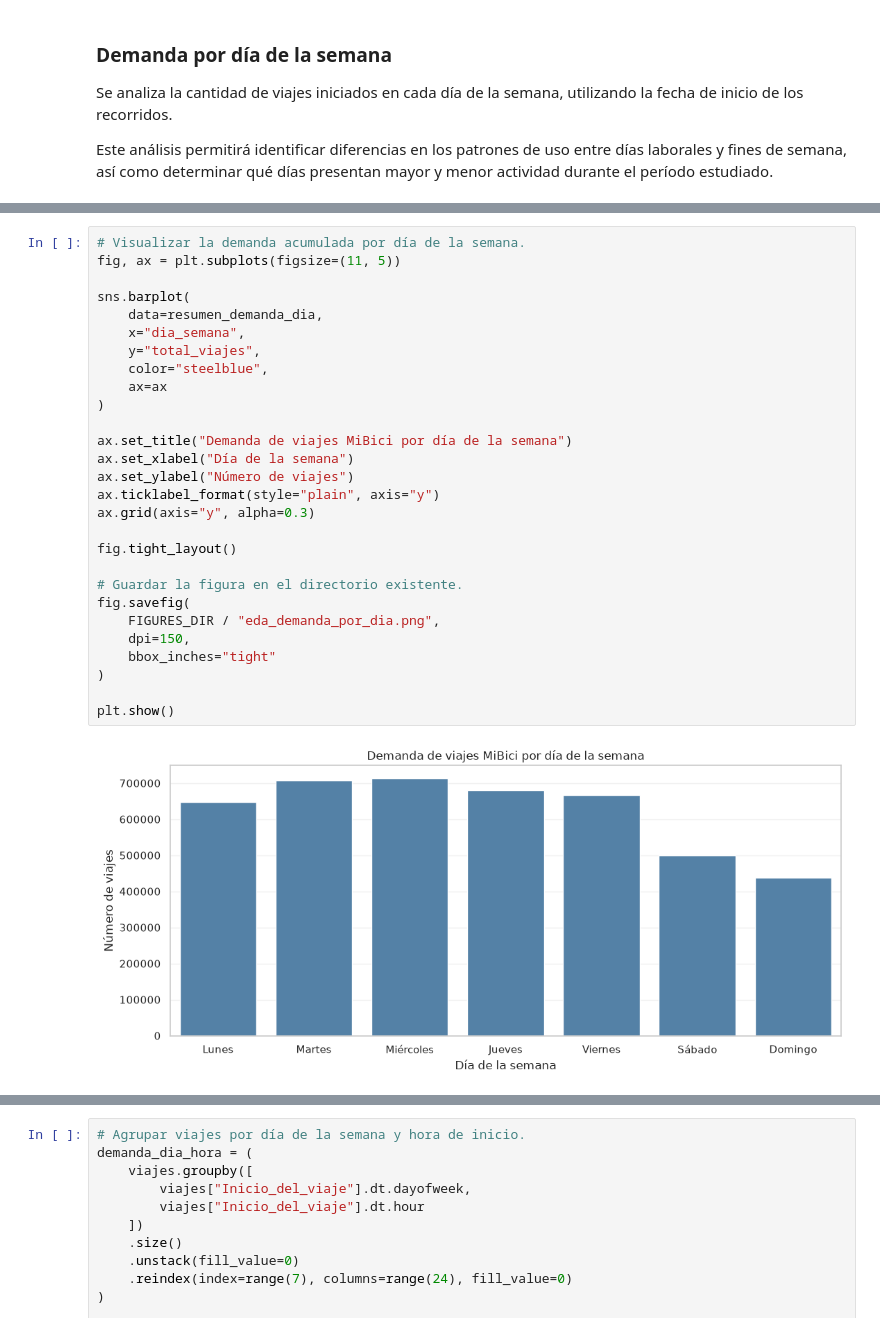
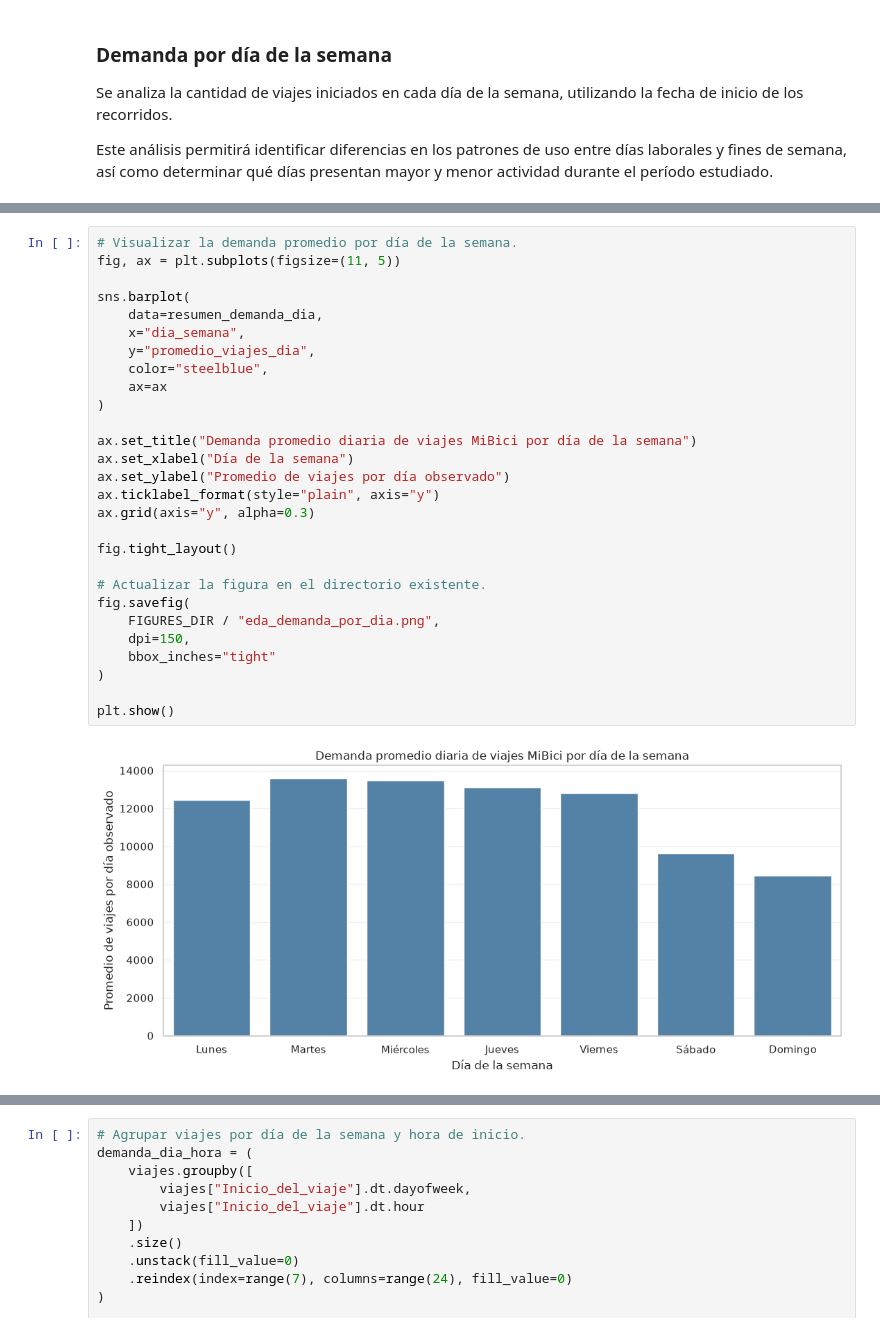
Before and after one commit to LUISG47/mibici-demand, a Jupyter notebook: notebooks/1.0-dac-eda.ipynb, the cells around one changed output, grey strips where cells are left out. Saved outputs shown, nothing was run; the diff lists cells and outputs as text.

```diff
--- a/notebooks/1.0-dac-eda.ipynb
+++ b/notebooks/1.0-dac-eda.ipynb
@@ -345,33 +376,33 @@ Viajes en el día de menor demanda: 438,768
 # %%
-# Visualizar la demanda acumulada por día de la semana.
+# Visualizar la demanda promedio por día de la semana.
 fig, ax = plt.subplots(figsize=(11, 5))
 
 sns.barplot(
     data=resumen_demanda_dia,
     x="dia_semana",
-    y="total_viajes",
+    y="promedio_viajes_dia",
     color="steelblue",
     ax=ax
 )
 
-ax.set_title("Demanda de viajes MiBici por día de la semana")
+ax.set_title("Demanda promedio diaria de viajes MiBici por día de la semana")
 ax.set_xlabel("Día de la semana")
-ax.set_ylabel("Número de viajes")
+ax.set_ylabel("Promedio de viajes por día observado")
 ax.ticklabel_format(style="plain", axis="y")
 ax.grid(axis="y", alpha=0.3)
 
 fig.tight_layout()
 
-# Guardar la figura en el directorio existente.
+# Actualizar la figura en el directorio existente.
 fig.savefig(
     FIGURES_DIR / "eda_demanda_por_dia.png",
     dpi=150,
     bbox_inches="tight"
 )
 
 plt.show()
 # %% [output]
-[figure, old version]
+[figure, new version]
 # %% [markdown]
 ### Interpretación de la demanda semanal
 
```
Also changed, not shown: parts of 9 cells of this notebook, 1 other file.
